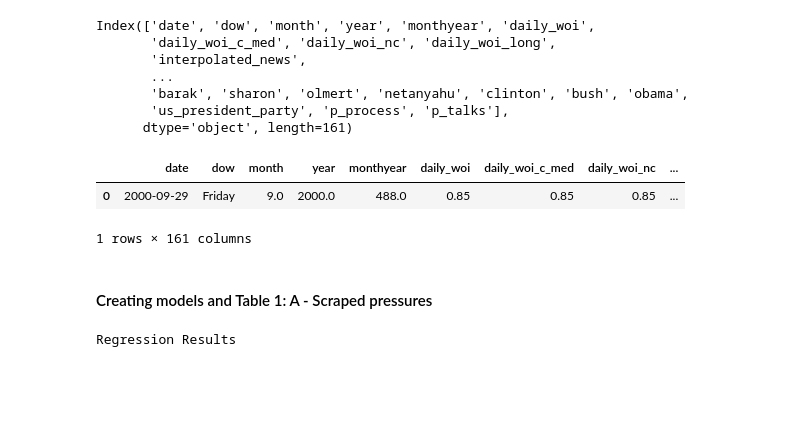
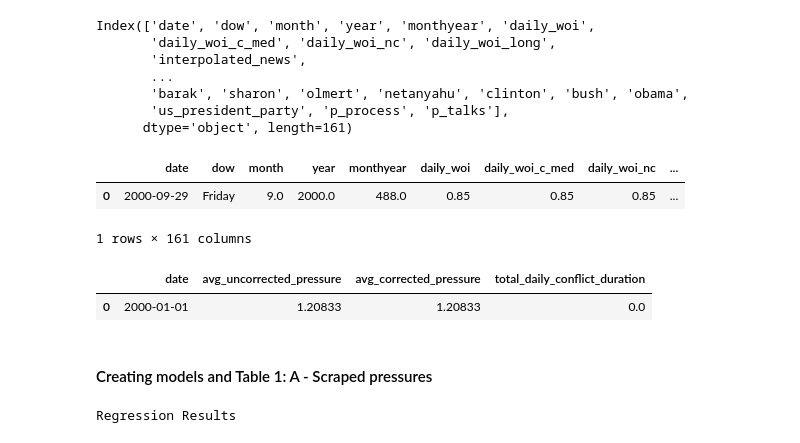
Before and after one commit to Udzf/Israel-Palestine, a Jupyter notebook: Econ_table_1_test.ipynb, the cells around one changed output. Cells and saved outputs as stored; diff of their text form; code cells hidden in the pictures; blank space fills up the shorter version.

```diff
--- a/Econ_table_1_test.ipynb
+++ b/Econ_table_1_test.ipynb
@@ -122,6 +124,11 @@ replication_file1.head(1)
 |  | date | dow | month | year | monthyear | daily_woi | daily_woi_c_med | daily_woi_nc | ... |
 | 0 | 2000-09-29 | Friday | 9.0 | 2000.0 | 488.0 | 0.85 | 0.85 | 0.85 | ... |
 1 rows × 161 columns
+# %%
+daily_np_scraped.head(1)
+# %% [output]
+|  | date | avg_uncorrected_pressure | avg_corrected_pressure | total_daily_conflict_duration |
+| 0 | 2000-01-01 | 1.20833 | 1.20833 | 0.0 |
 # %%
 # prompt: please replace the daily_woi and daily_woi_nc in replication_file1 with the avg_corrected_pressure and avg_uncorrected_pressure in daily_np_scraped. Match based on date. Drop the entries for which there is no entry in daily_np_scraped. Then rename this dataframe to replication_file1_test.
 
```
Also changed, not shown: parts of 3 cells of this notebook.
